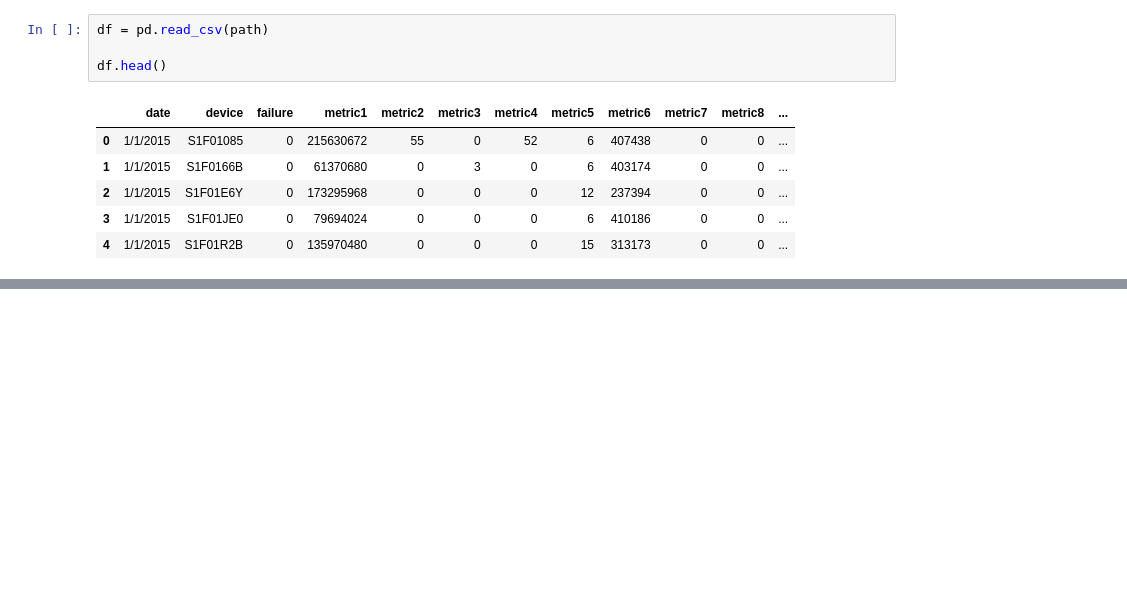
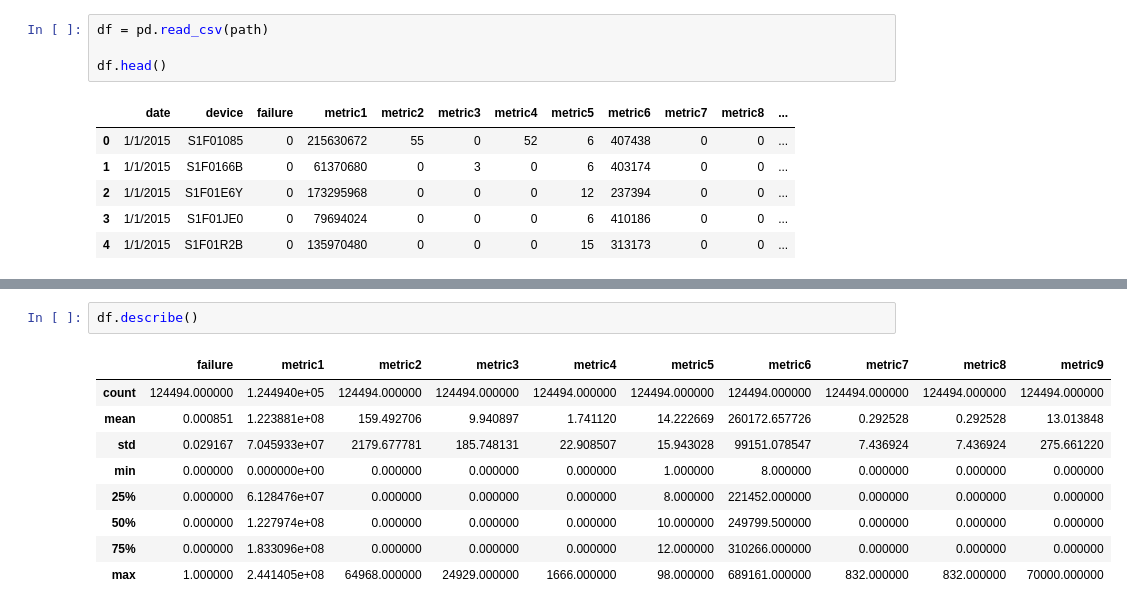
Before and after one commit to Serendipity-PdM/analysis, a Jupyter notebook: kaggle.ipynb, the cells around one changed output, grey strips where cells are left out. Saved outputs shown, nothing was run; the diff lists cells and outputs as text; blank space fills up the shorter version.

```diff
--- a/kaggle.ipynb
+++ b/kaggle.ipynb
@@ -31,0 +50,12 @@ df.head()
+# %%
+df.describe()
+# %% [output]
+|  | failure | metric1 | metric2 | metric3 | metric4 | metric5 | metric6 | metric7 | metric8 | metric9 |
+| count | 124494.000000 | 1.244940e+05 | 124494.000000 | 124494.000000 | 124494.000000 | 124494.000000 | 124494.000000 | 124494.000000 | 124494.000000 | 124494.000000 |
+| mean | 0.000851 | 1.223881e+08 | 159.492706 | 9.940897 | 1.741120 | 14.222669 | 260172.657726 | 0.292528 | 0.292528 | 13.013848 |
+| std | 0.029167 | 7.045933e+07 | 2179.677781 | 185.748131 | 22.908507 | 15.943028 | 99151.078547 | 7.436924 | 7.436924 | 275.661220 |
+| min | 0.000000 | 0.000000e+00 | 0.000000 | 0.000000 | 0.000000 | 1.000000 | 8.000000 | 0.000000 | 0.000000 | 0.000000 |
+| 25% | 0.000000 | 6.128476e+07 | 0.000000 | 0.000000 | 0.000000 | 8.000000 | 221452.000000 | 0.000000 | 0.000000 | 0.000000 |
+| 50% | 0.000000 | 1.227974e+08 | 0.000000 | 0.000000 | 0.000000 | 10.000000 | 249799.500000 | 0.000000 | 0.000000 | 0.000000 |
+| 75% | 0.000000 | 1.833096e+08 | 0.000000 | 0.000000 | 0.000000 | 12.000000 | 310266.000000 | 0.000000 | 0.000000 | 0.000000 |
+| max | 1.000000 | 2.441405e+08 | 64968.000000 | 24929.000000 | 1666.000000 | 98.000000 | 689161.000000 | 832.000000 | 832.000000 | 70000.000000 |
```
Also changed, not shown: parts of 4 cells of this notebook.
